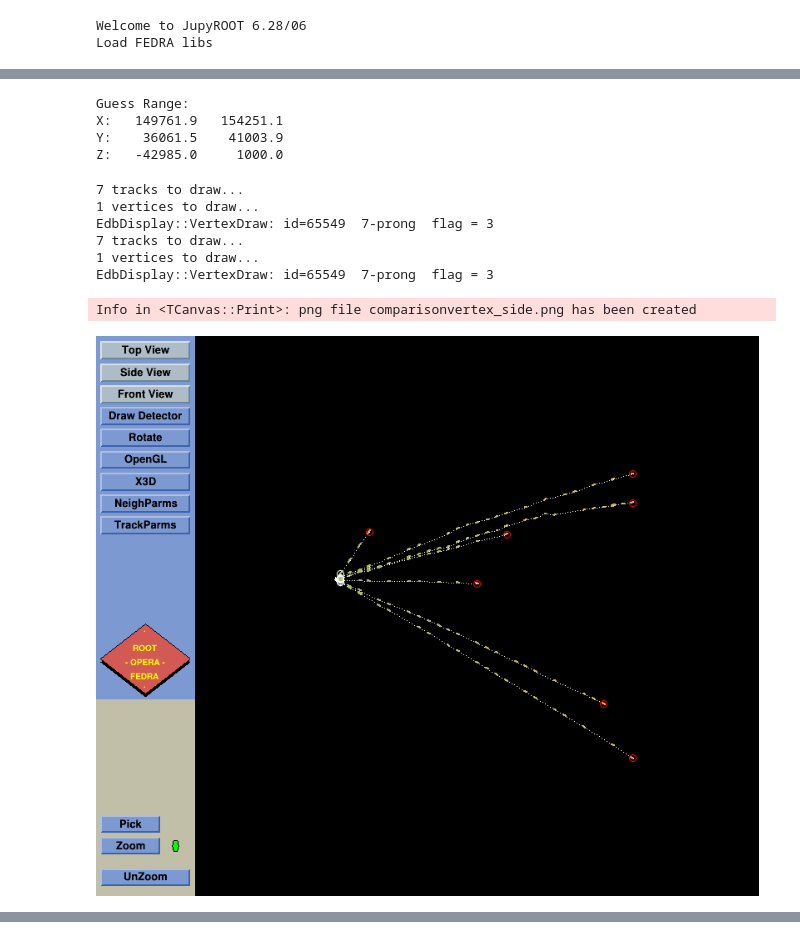
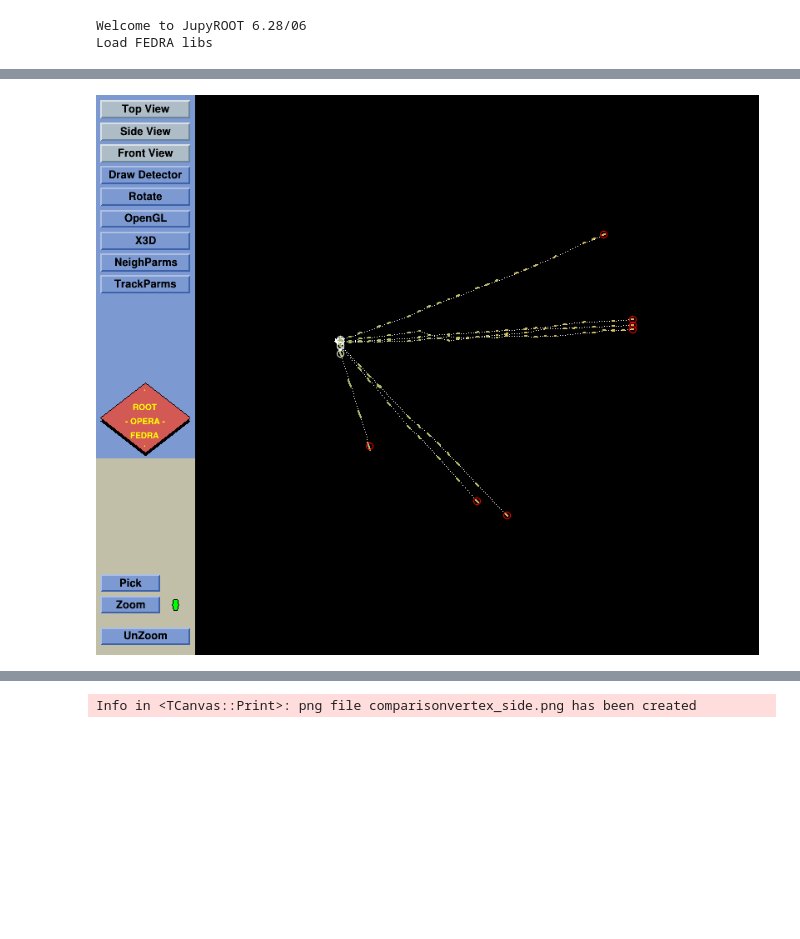
Before and after one commit to antonioiuliano2/tutorial_fedra, a Jupyter notebook: VertexDisplaySWAN.ipynb, the cells around one changed output, grey strips where cells are left out. Cells and saved outputs as stored; diff of their text form; code cells hidden in the pictures; blank space fills up the shorter version.

Commit message:
adding fill factor and setting Vertex Display as a function

```diff
--- a/VertexDisplaySWAN.ipynb
+++ b/VertexDisplaySWAN.ipynb
@@ -68,29 +59,8 @@ ds.SetArrTr( drawntracksfromvertex)
-# %%
-ds.GuessRange()
-# %% [output]
-Guess Range:
-X:   149761.9   154251.1
-Y:    36061.5    41003.9
-Z:   -42985.0     1000.0
-# %%
-#ds.SetView(180,0,90) #front view
-ds.SetView(180,90,90) #side view
-#ds.SetView(90,90,90) # top view
-ds.Draw()
-drawncanvas = ds.fCanvas
-# %% [output]
-7 tracks to draw...
-1 vertices to draw...
-EdbDisplay::VertexDraw: id=65549  7-prong  flag = 3
-7 tracks to draw...
-1 vertices to draw...
-EdbDisplay::VertexDraw: id=65549  7-prong  flag = 3
-# %%
-drawncanvas.SaveAs("comparisonvertex_side.png")
-# %% [output]
-Info in <TCanvas::Print>: png file comparisonvertex_side.png has been created
 # %%
+vID = 65549
+drawvertex(vID, "comparisonvertex_side.png","top")
+
 from IPython.display import Image, display
 display(Image(filename='comparisonvertex_side.png'))
 # %% [output]
-[figure, old version]
+[figure, new version]
@@ -96,0 +84 @@ display(Image(filename='comparisonvertex_side.png'))
+Info in <TCanvas::Print>: png file comparisonvertex_side.png has been created
```
Also changed, not shown: parts of 5 cells of this notebook, 1 other file.
